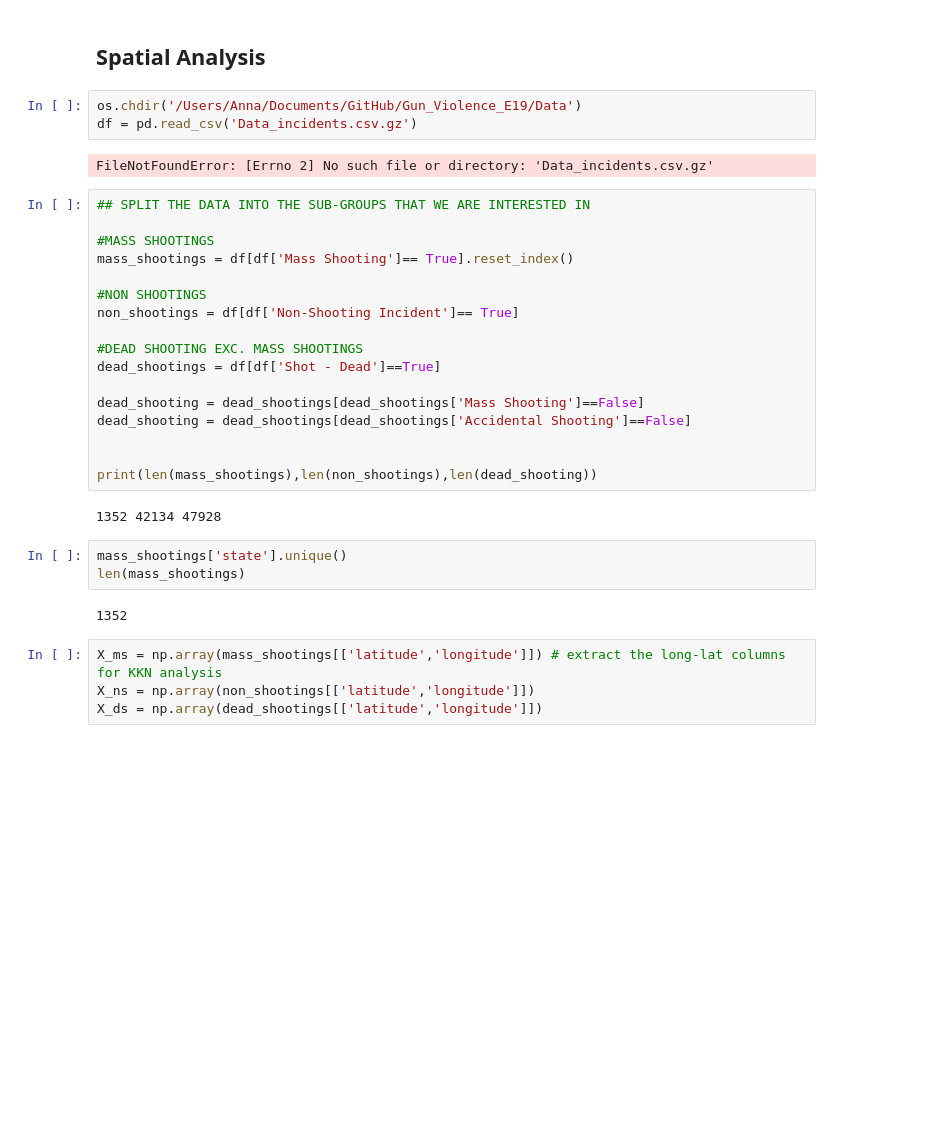
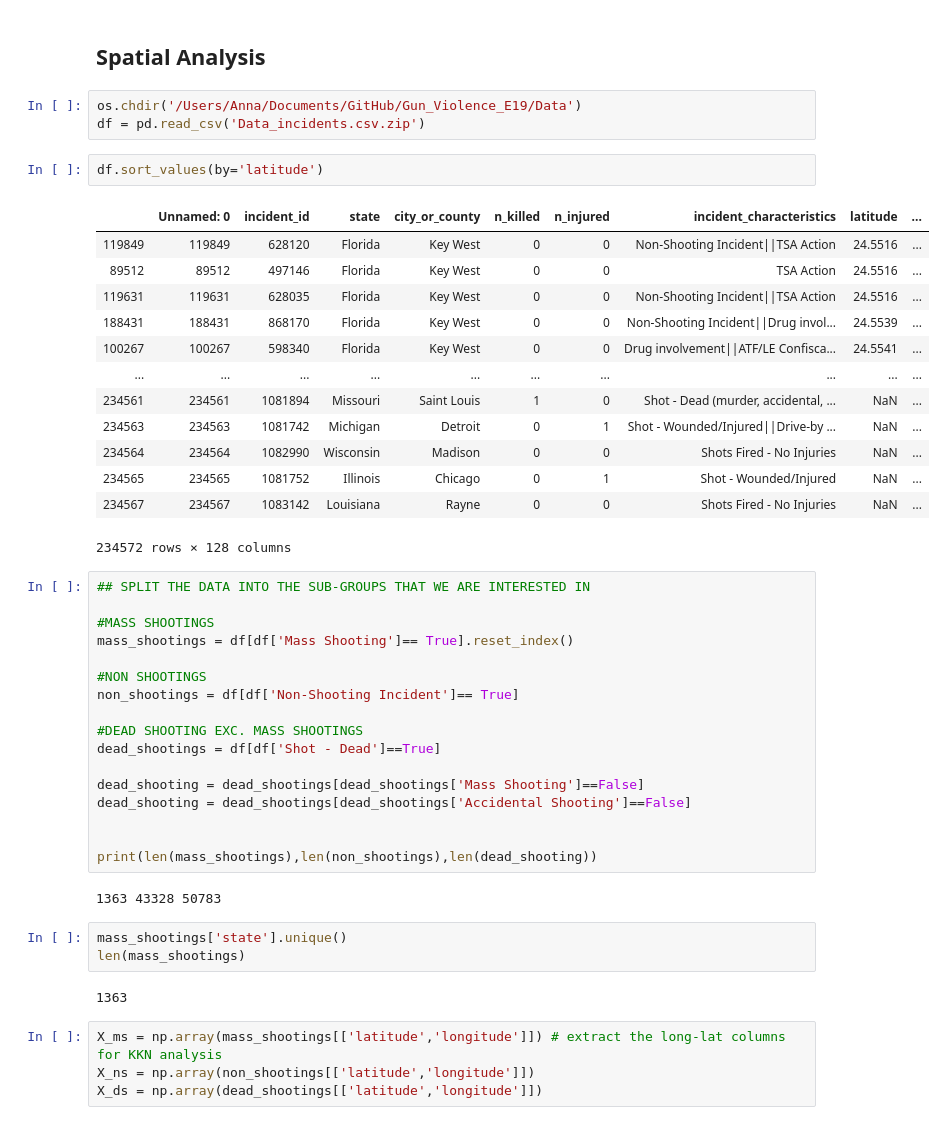
Before and after one commit to annabeck/Gun_Violence_E19, a Jupyter notebook: 08 Spatial Analysis.ipynb, the cells around one changed output. Drawn from its saved outputs; the diff is of its cells as text; blank space fills up the shorter version.

```diff
--- a/08 Spatial Analysis.ipynb
+++ b/08 Spatial Analysis.ipynb
@@ -76,9 +76,23 @@ for h in horisontal_grid:
 ## Spatial Analysis
 # %%
 os.chdir('/Users/Anna/Documents/GitHub/Gun_Violence_E19/Data')
-df = pd.read_csv('Data_incidents.csv.gz')
+df = pd.read_csv('Data_incidents.csv.zip')
-# %% [output]
-FileNotFoundError: [Errno 2] No such file or directory: 'Data_incidents.csv.gz'
+# %%
+df.sort_values(by='latitude')
+# %% [output]
+|  | Unnamed: 0 | incident_id | state | city_or_county | n_killed | n_injured | incident_characteristics | latitude | ... |
+| 119849 | 119849 | 628120 | Florida | Key West | 0 | 0 | Non-Shooting Incident||TSA Action | 24.5516 | ... |
+| 89512 | 89512 | 497146 | Florida | Key West | 0 | 0 | TSA Action | 24.5516 | ... |
+| 119631 | 119631 | 628035 | Florida | Key West | 0 | 0 | Non-Shooting Incident||TSA Action | 24.5516 | ... |
+| 188431 | 188431 | 868170 | Florida | Key West | 0 | 0 | Non-Shooting Incident||Drug invol... | 24.5539 | ... |
+| 100267 | 100267 | 598340 | Florida | Key West | 0 | 0 | Drug involvement||ATF/LE Confisca... | 24.5541 | ... |
+| ... | ... | ... | ... | ... | ... | ... | ... | ... | ... |
+| 234561 | 234561 | 1081894 | Missouri | Saint Louis | 1 | 0 | Shot - Dead (murder, accidental, ... | NaN | ... |
+| 234563 | 234563 | 1081742 | Michigan | Detroit | 0 | 1 | Shot - Wounded/Injured||Drive-by ... | NaN | ... |
+| 234564 | 234564 | 1082990 | Wisconsin | Madison | 0 | 0 | Shots Fired - No Injuries | NaN | ... |
+| 234565 | 234565 | 1081752 | Illinois | Chicago | 0 | 1 | Shot - Wounded/Injured | NaN | ... |
+| 234567 | 234567 | 1083142 | Louisiana | Rayne | 0 | 0 | Shots Fired - No Injuries | NaN | ... |
+234572 rows × 128 columns
 # %%
 ## SPLIT THE DATA INTO THE SUB-GROUPS THAT WE ARE INTERESTED IN
 
@@ -97,12 +111,12 @@ dead_shooting = dead_shootings[dead_shootings['Accidental Shooting']==False]
 
 print(len(mass_shootings),len(non_shootings),len(dead_shooting))
 # %% [output]
-1352 42134 47928
+1363 43328 50783
 # %%
 mass_shootings['state'].unique()
 len(mass_shootings)
 # %% [output]
-1352
+1363
 # %%
 X_ms = np.array(mass_shootings[['latitude','longitude']]) # extract the long-lat columns for KKN analysis
 X_ns = np.array(non_shootings[['latitude','longitude']])
```
Also changed, not shown: parts of 2 cells of this notebook, 1 other file.
